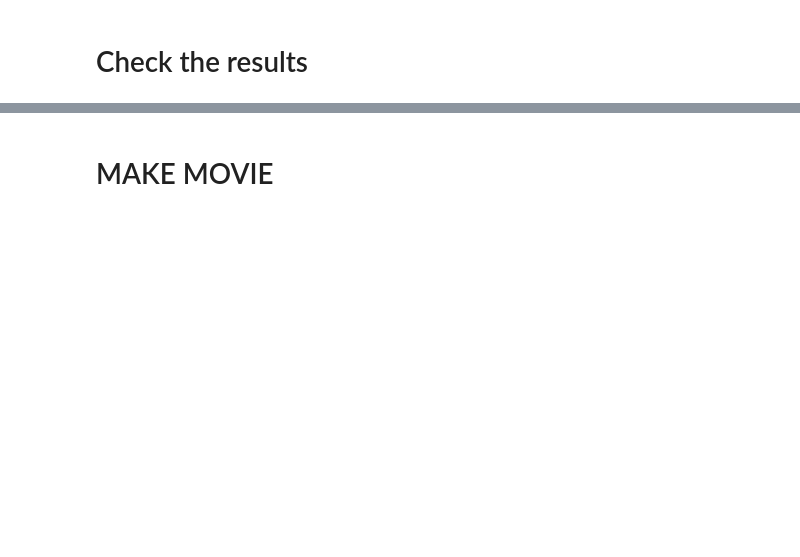
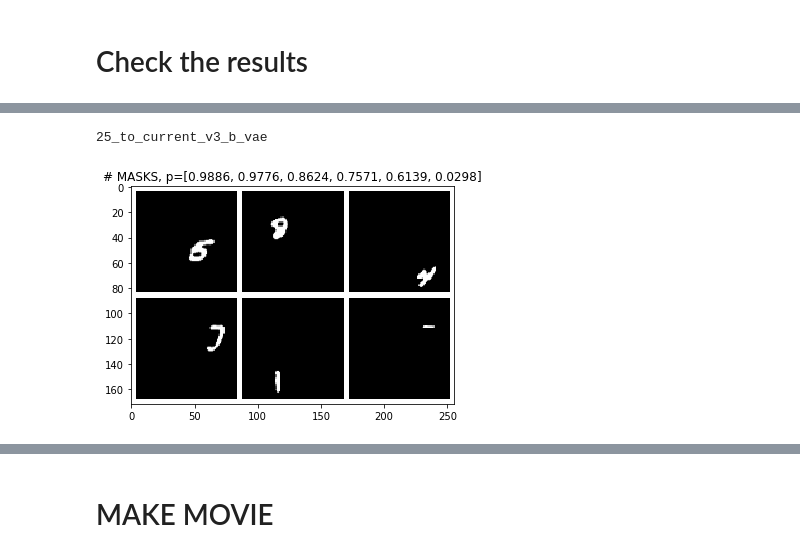
Before and after one commit to spacetx/spacetx-research, a Jupyter notebook: MAIN.ipynb, the cells around one changed output, grey strips where cells are left out. Cells and saved outputs as stored; diff of their text form; code cells hidden in the pictures; blank space fills up the shorter version.

```diff
--- a/MAIN.ipynb
+++ b/MAIN.ipynb
@@ -410,4 +418,7 @@ mp.savefig(write_dir+name_vae+'_rec_imgs.png')
 # %%
-b=show_batch(putative_masks[chosen],nrow=3,npadding=4,title="# MASKS, p="+str(prob_title))
+b=show_batch(putative_masks[:,chosen],nrow=3,npadding=4,title="# MASKS, p="+str(prob_title))
 print(name_vae)
 mp.savefig(write_dir+name_vae+'_rec_masks.png')
+# %% [output]
+25_to_current_v3_b_vae
+[figure, added]
```
Also changed, not shown: parts of 18 cells of this notebook, 1 other file.
